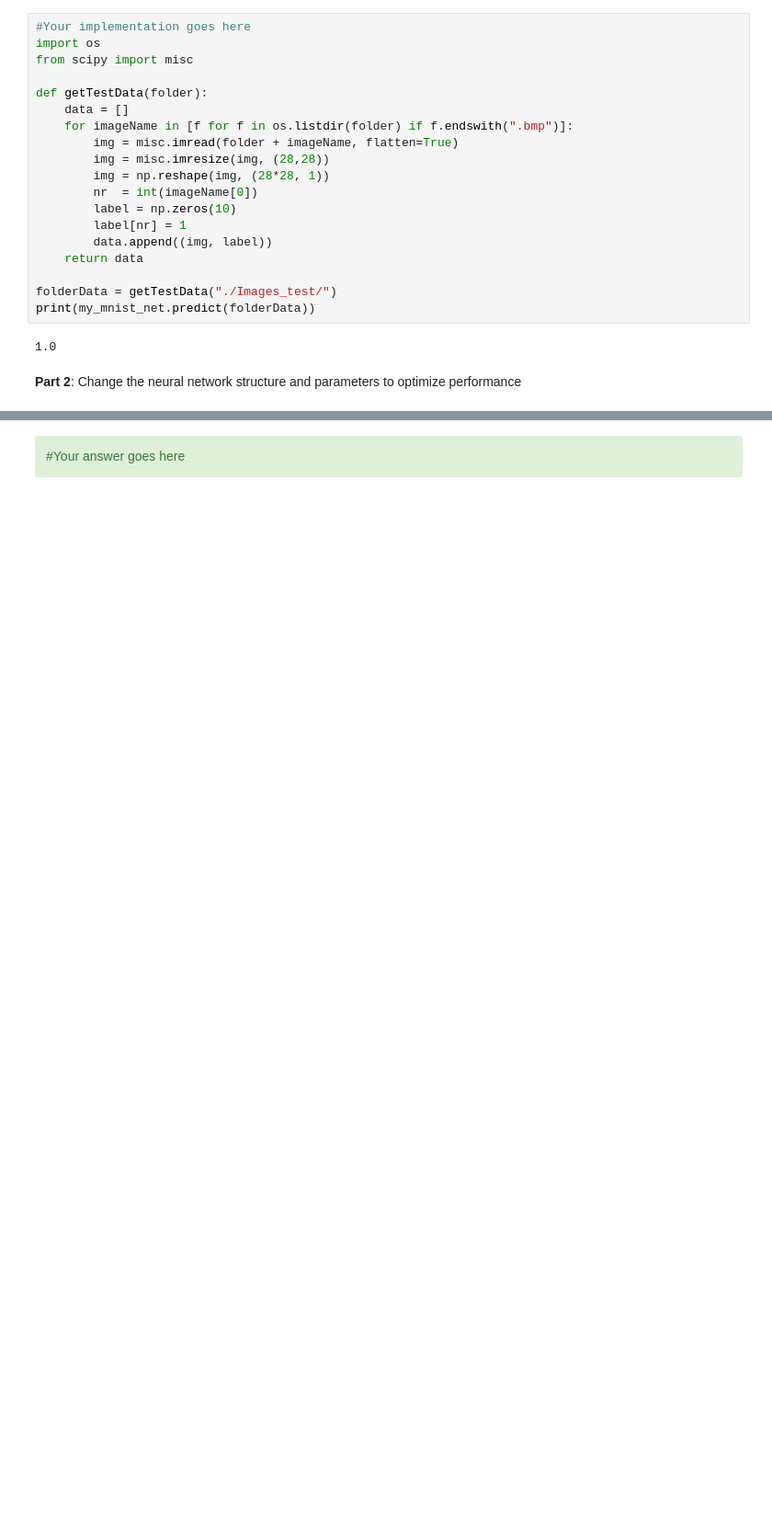
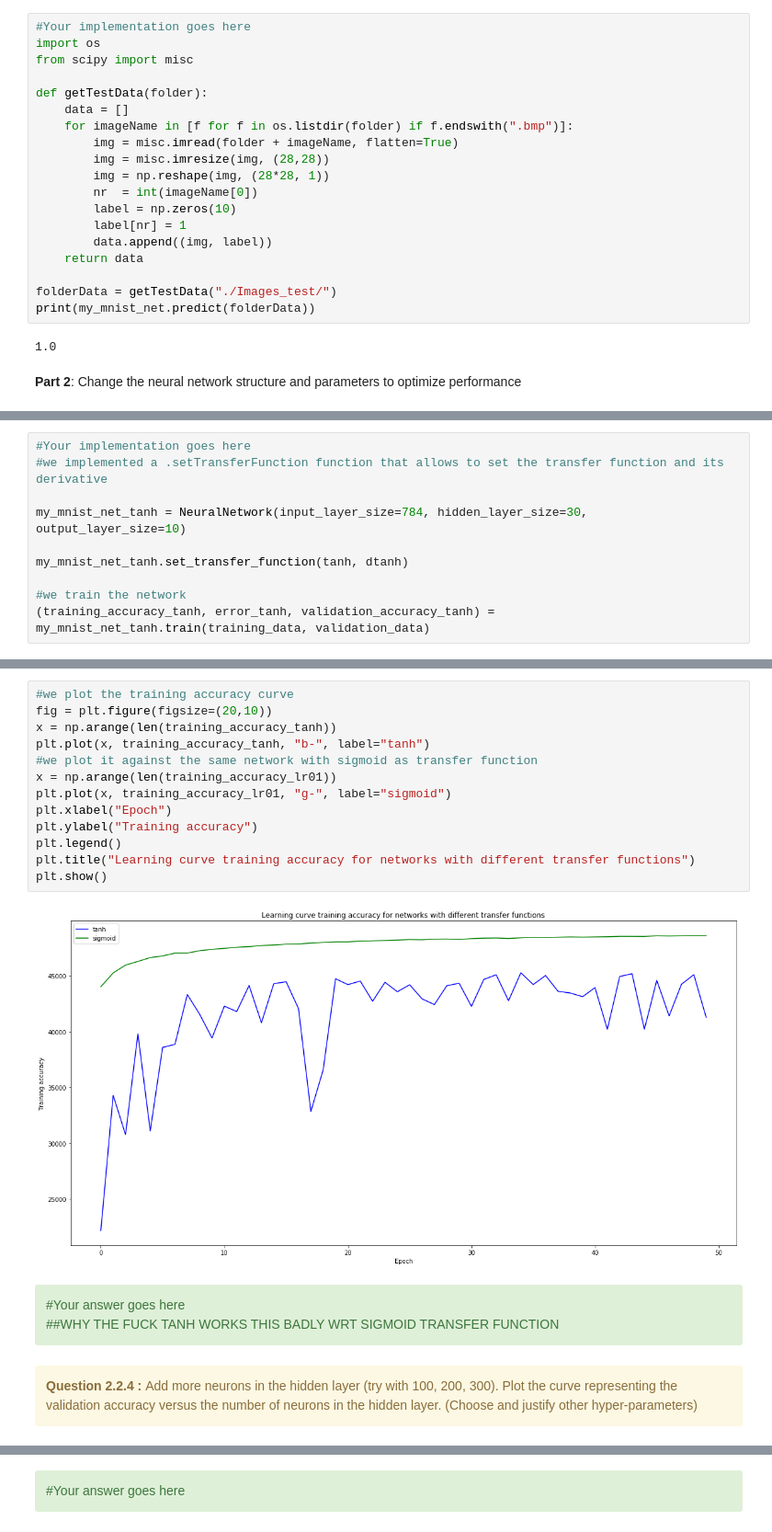
Before and after one commit to MatteoRomiti/DeepLearningLabs, a Jupyter notebook: lab1/TP1-notebook.ipynb, the cells around one changed output, grey strips where cells are left out. Shown: that part at 92% size. Saved outputs shown, nothing was run; the diff lists cells and outputs as text; blank space fills up the shorter version.

```diff
--- a/lab1/TP1-notebook.ipynb
+++ b/lab1/TP1-notebook.ipynb
@@ -468,0 +523,10 @@ plt.show()
+# %%
+#Your implementation goes here
+#we implemented a .setTransferFunction function that allows to set the transfer function and its derivative
+
+my_mnist_net_tanh = NeuralNetwork(input_layer_size=784, hidden_layer_size=30, output_layer_size=10)
+
+my_mnist_net_tanh.set_transfer_function(tanh, dtanh)
+
+#we train the network
+(training_accuracy_tanh, error_tanh, validation_accuracy_tanh) = my_mnist_net_tanh.train(training_data, validation_data)
@@ -468,0 +551,23 @@ plt.show()
+# %%
+#we plot the training accuracy curve
+fig = plt.figure(figsize=(20,10))
+x = np.arange(len(training_accuracy_tanh))
+plt.plot(x, training_accuracy_tanh, "b-", label="tanh")
+#we plot it against the same network with sigmoid as transfer function
+x = np.arange(len(training_accuracy_lr01))
+plt.plot(x, training_accuracy_lr01, "g-", label="sigmoid")
+plt.xlabel("Epoch")
+plt.ylabel("Training accuracy")
+plt.legend()
+plt.title("Learning curve training accuracy for networks with different transfer functions")
+plt.show()
+# %% [output]
+[figure, added]
+# %% [markdown]
+<div class="alert alert-success">
+#Your answer goes here
+<br>
+##WHY THE FUCK TANH WORKS THIS BADLY WRT SIGMOID TRANSFER FUNCTION
+</div>
+# %% [markdown]
+<div class="alert alert-warning"><b> Question 2.2.4 : </b>  Add more neurons in the hidden layer (try with 100, 200, 300). Plot the curve representing the validation accuracy versus the number of neurons in the hidden layer.  (Choose and justify other hyper-parameters)</div>
```
Also changed, not shown: parts of 52 cells of this notebook, 2 other files.
